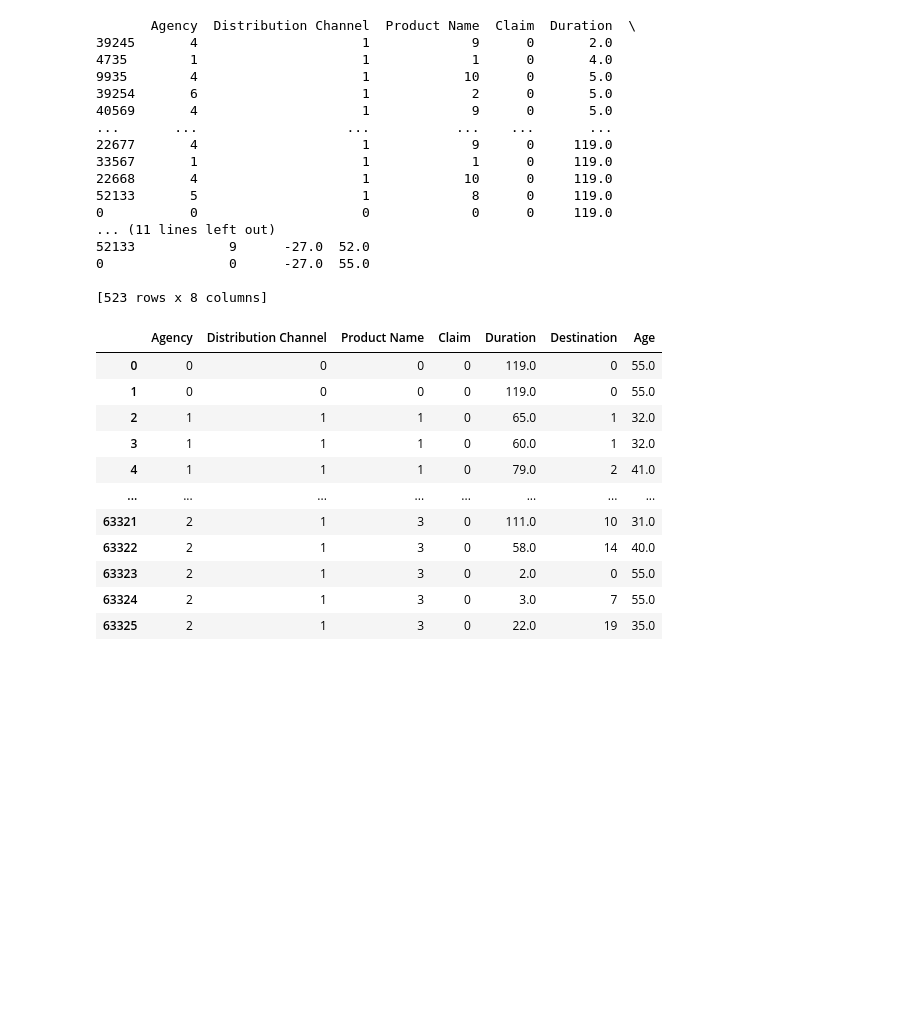
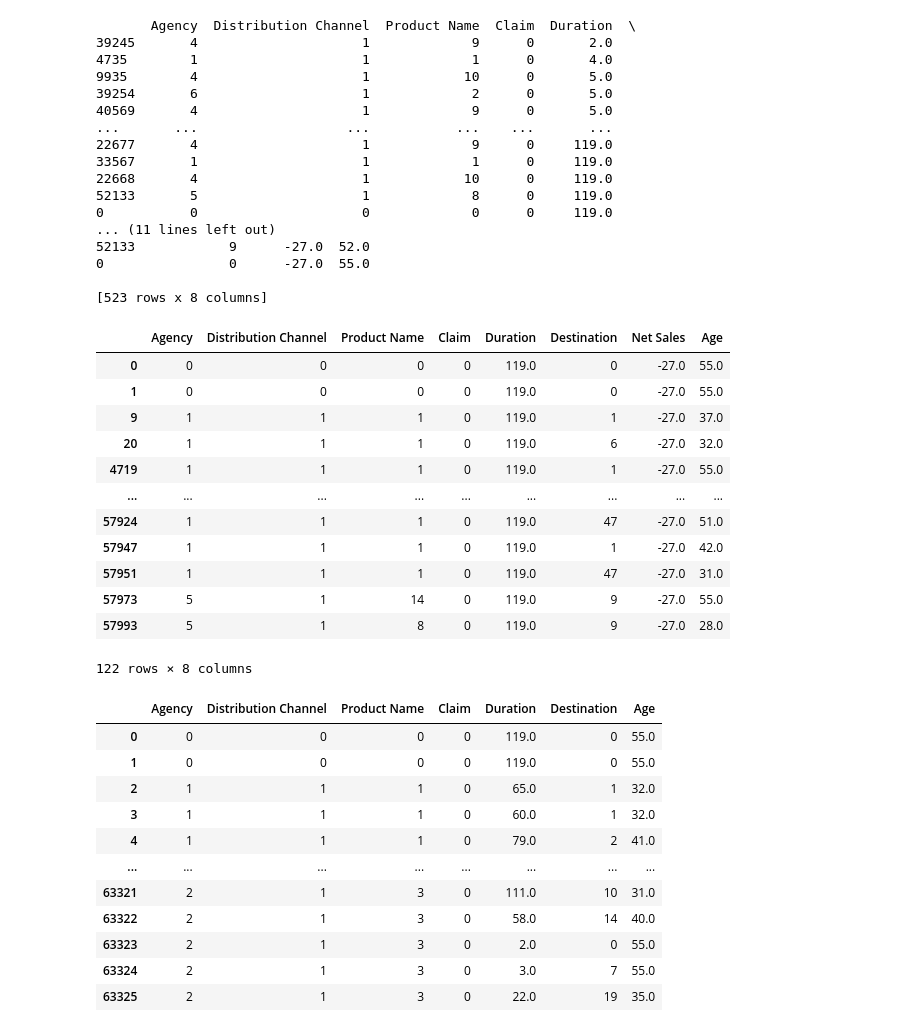
Before and after one commit to shinjoee/MASA-Hackathon, a Jupyter notebook: Regression-DecisionTree(Best Model).ipynb, the cells around one changed output. Drawn from its saved outputs; the diff is of its cells as text; code cells hidden in the pictures; blank space fills up the shorter version.

```diff
--- a/Regression-DecisionTree(Best Model).ipynb
+++ b/Regression-DecisionTree(Best Model).ipynb
@@ -104,6 +120,22 @@ print(minimum.sort_values(by=['Duration'], ascending=True))
 0                0      -27.0  55.0
 
 [523 rows x 8 columns]
+# %%
+minimum[minimum['Duration']==119]
+# %% [output]
+|  | Agency | Distribution Channel | Product Name | Claim | Duration | Destination | Net Sales | Age |
+| 0 | 0 | 0 | 0 | 0 | 119.0 | 0 | -27.0 | 55.0 |
+| 1 | 0 | 0 | 0 | 0 | 119.0 | 0 | -27.0 | 55.0 |
+| 9 | 1 | 1 | 1 | 0 | 119.0 | 1 | -27.0 | 37.0 |
+| 20 | 1 | 1 | 1 | 0 | 119.0 | 6 | -27.0 | 32.0 |
+| 4719 | 1 | 1 | 1 | 0 | 119.0 | 1 | -27.0 | 55.0 |
+| ... | ... | ... | ... | ... | ... | ... | ... | ... |
+| 57924 | 1 | 1 | 1 | 0 | 119.0 | 47 | -27.0 | 51.0 |
+| 57947 | 1 | 1 | 1 | 0 | 119.0 | 1 | -27.0 | 42.0 |
+| 57951 | 1 | 1 | 1 | 0 | 119.0 | 47 | -27.0 | 31.0 |
+| 57973 | 5 | 1 | 14 | 0 | 119.0 | 9 | -27.0 | 55.0 |
+| 57993 | 5 | 1 | 8 | 0 | 119.0 | 9 | -27.0 | 28.0 |
+122 rows × 8 columns
 # %%
 #Split the data set into the input matrix and output vector
 x= insurance.drop('Net Sales', axis=1)
```
Also changed, not shown: parts of 1 cell of this notebook.
